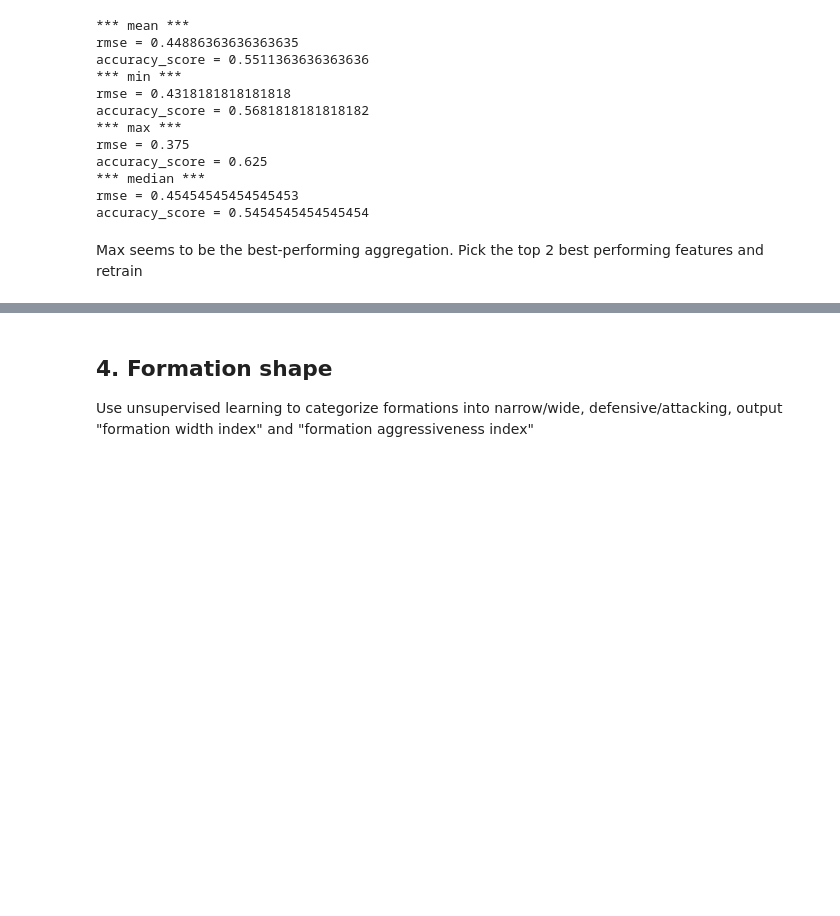
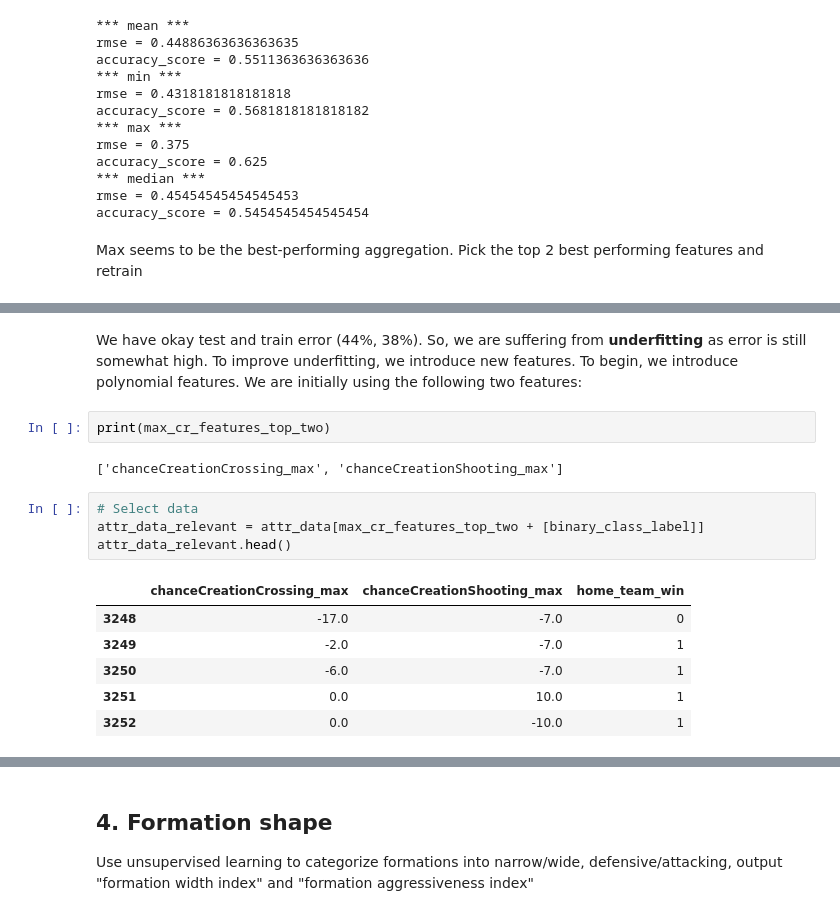
Before and after one commit to XanderYoon/ML_Soccer_Predictions, a Jupyter notebook: logistic_regression.ipynb, the cells around one changed output, grey strips where cells are left out. Drawn from its saved outputs; the diff is of its cells as text; blank space fills up the shorter version.

```diff
--- a/logistic_regression.ipynb
+++ b/logistic_regression.ipynb
@@ -322,0 +409,17 @@ Text(0.5, 0, 'z-axis(predictions)')
+# %% [markdown]
+We have okay test and train error (44%, 38%). So, we are suffering from **underfitting** as error is still somewhat high. To improve underfitting, we introduce new features. To begin, we introduce polynomial features. We are initially using the following two features:
+# %%
+print(max_cr_features_top_two)
+# %% [output]
+['chanceCreationCrossing_max', 'chanceCreationShooting_max']
+# %%
+# Select data
+attr_data_relevant = attr_data[max_cr_features_top_two + [binary_class_label]]
+attr_data_relevant.head()
+# %% [output]
+|  | chanceCreationCrossing_max | chanceCreationShooting_max | home_team_win |
+| 3248 | -17.0 | -7.0 | 0 |
+| 3249 | -2.0 | -7.0 | 1 |
+| 3250 | -6.0 | -7.0 | 1 |
+| 3251 | 0.0 | 10.0 | 1 |
+| 3252 | 0.0 | -10.0 | 1 |
```
Also changed, not shown: parts of 20 cells of this notebook.
